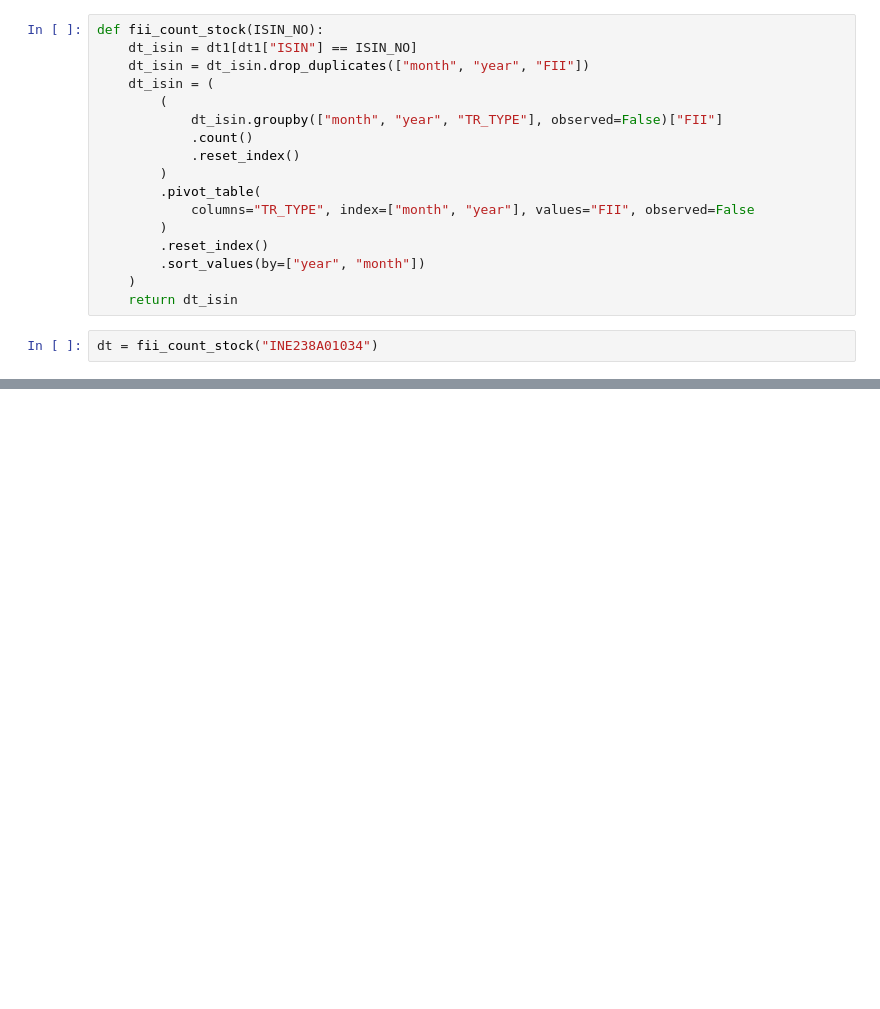
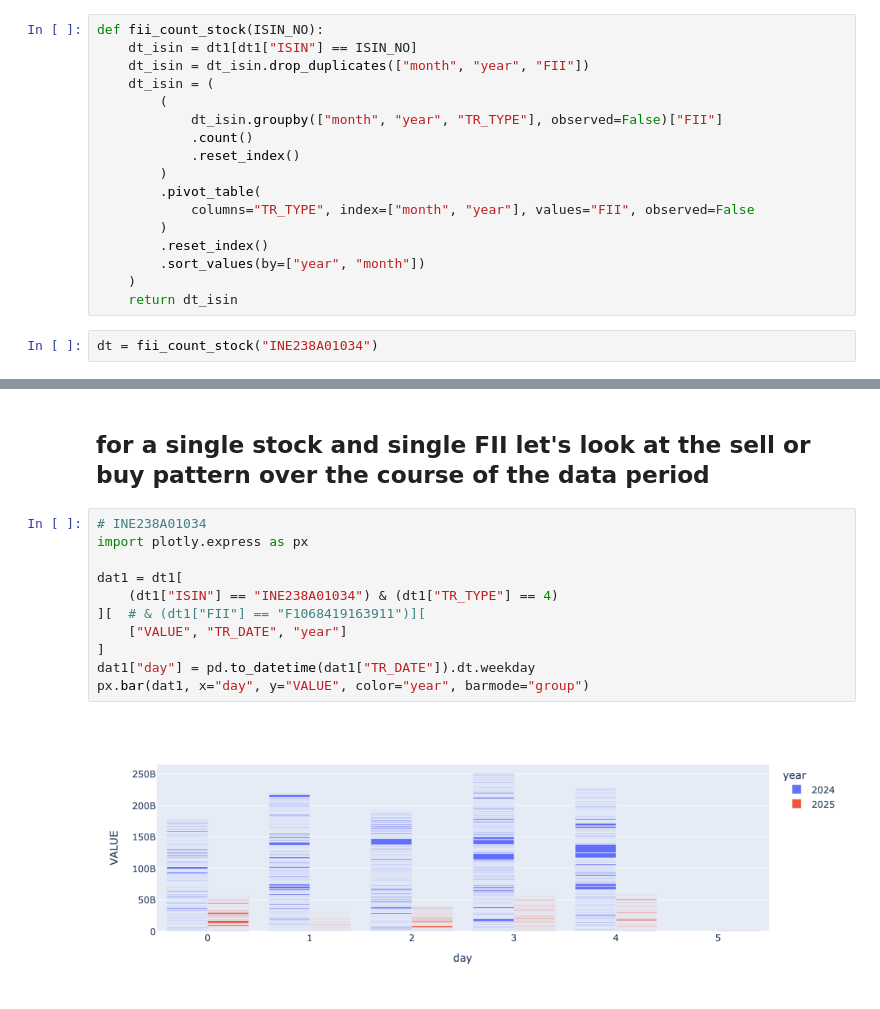
Before and after one commit to shettysandeep/nsdl-fpi, a Jupyter notebook: nsdl_data.ipynb, the cells around one changed output, grey strips where cells are left out. Saved outputs shown, nothing was run; the diff lists cells and outputs as text; blank space fills up the shorter version.

```diff
--- a/nsdl_data.ipynb
+++ b/nsdl_data.ipynb
@@ -467,0 +471,15 @@ dt.rename(columns={1:"Buy", 4:"Sell"})
+# %% [markdown]
+## for a single stock and single FII let's look at the sell or buy pattern over the course of the data period
+# %%
+# INE238A01034
+import plotly.express as px
+
+dat1 = dt1[
+    (dt1["ISIN"] == "INE238A01034") & (dt1["TR_TYPE"] == 4)
+][  # & (dt1["FII"] == "F1068419163911")][
+    ["VALUE", "TR_DATE", "year"]
+]
+dat1["day"] = pd.to_datetime(dat1["TR_DATE"]).dt.weekday
+px.bar(dat1, x="day", y="VALUE", color="year", barmode="group")
+# %% [output]
+[figure, added]
```
Also changed, not shown: parts of 24 cells of this notebook.
